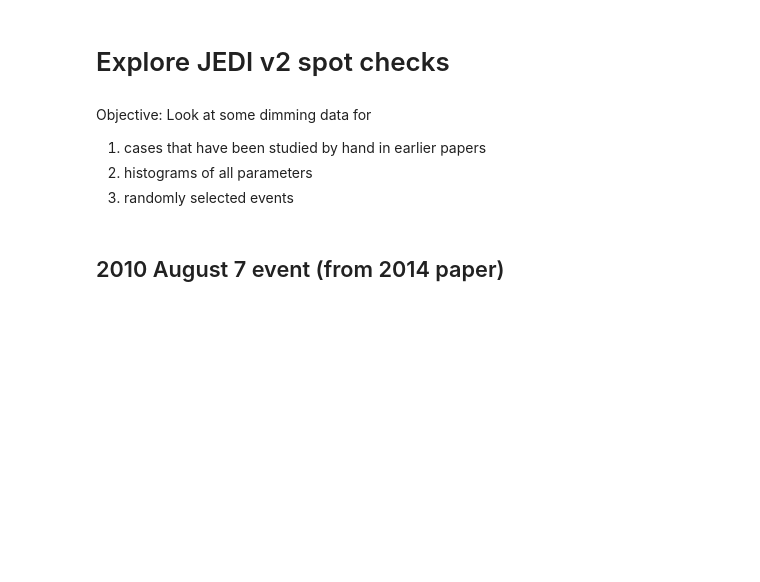
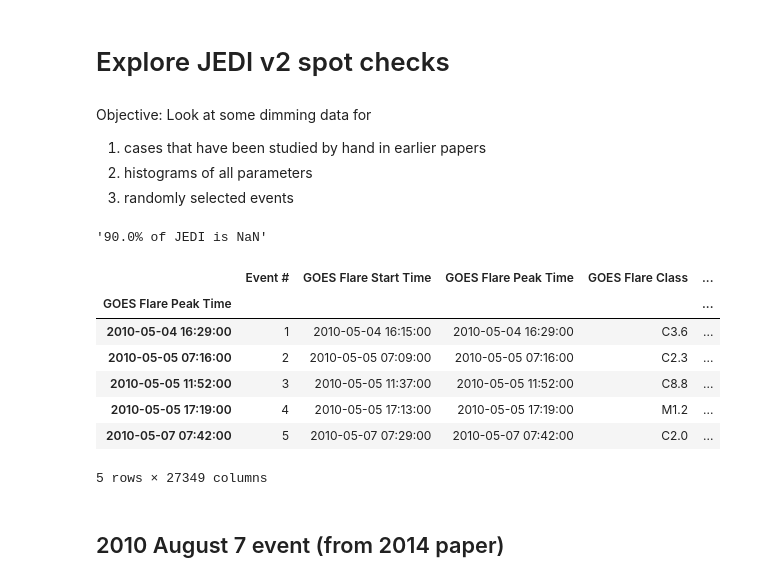
Before and after one commit to jmason86/James-s-EVE-Dimming-Index-JEDI, a Jupyter notebook: explore/explore_jedi_v2_spot_checks.ipynb, the cells around one changed output. Cells and saved outputs as stored; diff of their text form; code cells hidden in the pictures; blank space fills up the shorter version.

```diff
--- a/explore/explore_jedi_v2_spot_checks.ipynb
+++ b/explore/explore_jedi_v2_spot_checks.ipynb
@@ -24,6 +24,23 @@ plotly.tools.set_credentials_file(username='jmason86', api_key='wvT5wAI0l7q3uCvx
 filename = '/Users/jmason86/Dropbox/Research/Postdoc_NASA/Analysis/Coronal Dimming Analysis/JEDI Catalog/jedi_v2.h5'
 jedi = pd.read_hdf(filename, key='jedi')
 jedi.index = pd.DatetimeIndex(jedi['GOES Flare Peak Time'])
+# %%
+nan = jedi.isnull().sum().sum()
+all = float(len(jedi)) * float(len(jedi.columns))
+'{}% of JEDI is NaN'.format(round(nan/all*100))
+# %% [output]
+'90.0% of JEDI is NaN'
+# %%
+jedi.head()
+# %% [output]
+|  | Event # | GOES Flare Start Time | GOES Flare Peak Time | GOES Flare Class | ... |
+| GOES Flare Peak Time |  |  |  |  | ... |
+| 2010-05-04 16:29:00 | 1 | 2010-05-04 16:15:00 | 2010-05-04 16:29:00 | C3.6 | ... |
+| 2010-05-05 07:16:00 | 2 | 2010-05-05 07:09:00 | 2010-05-05 07:16:00 | C2.3 | ... |
+| 2010-05-05 11:52:00 | 3 | 2010-05-05 11:37:00 | 2010-05-05 11:52:00 | C8.8 | ... |
+| 2010-05-05 17:19:00 | 4 | 2010-05-05 17:13:00 | 2010-05-05 17:19:00 | M1.2 | ... |
+| 2010-05-07 07:42:00 | 5 | 2010-05-07 07:29:00 | 2010-05-07 07:42:00 | C2.0 | ... |
+5 rows × 27349 columns
 # %% [markdown]
 ## 2010 August 7 event (from 2014 paper)
 # %% [markdown]
```
Also changed, not shown: parts of 3 cells of this notebook, 1 other file.
